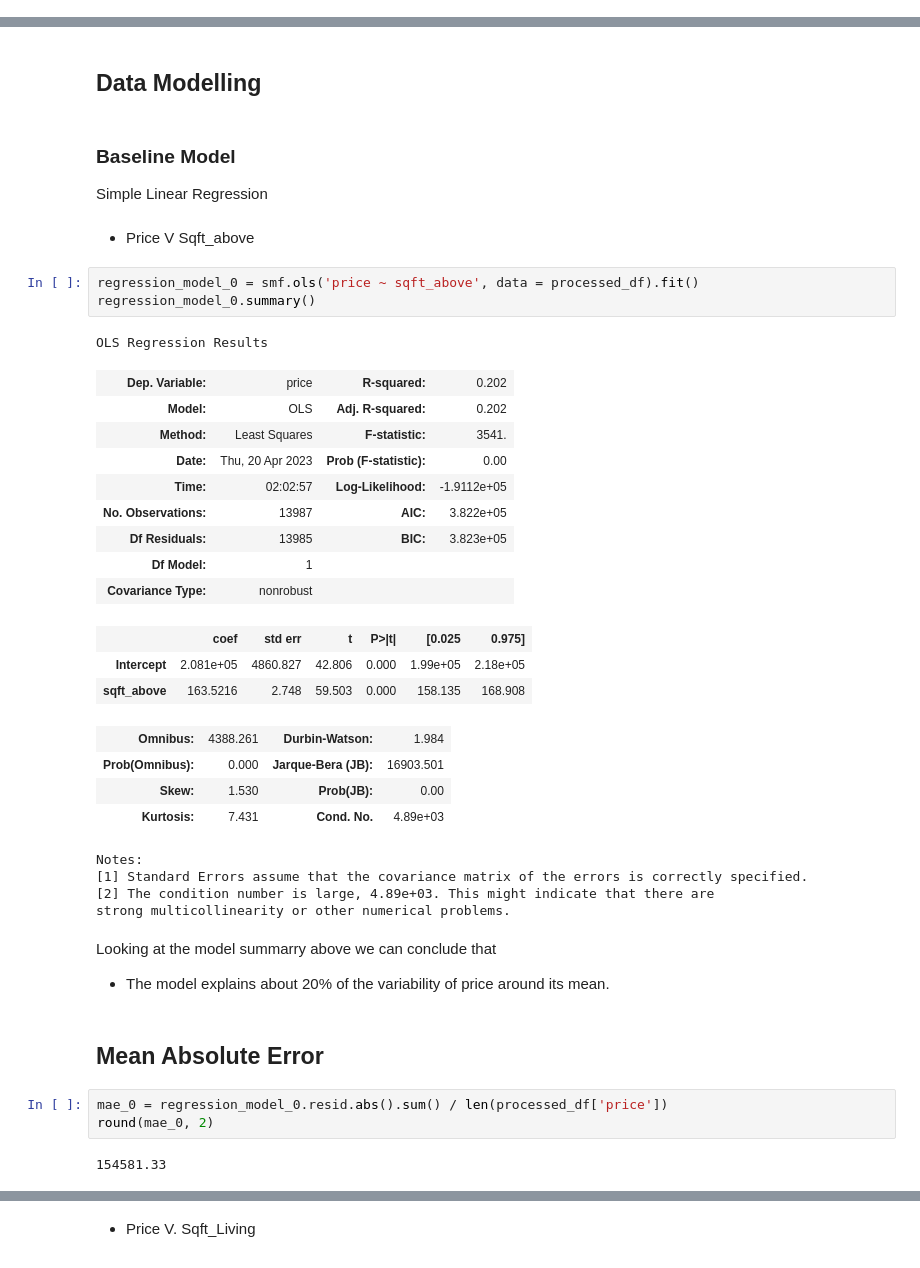
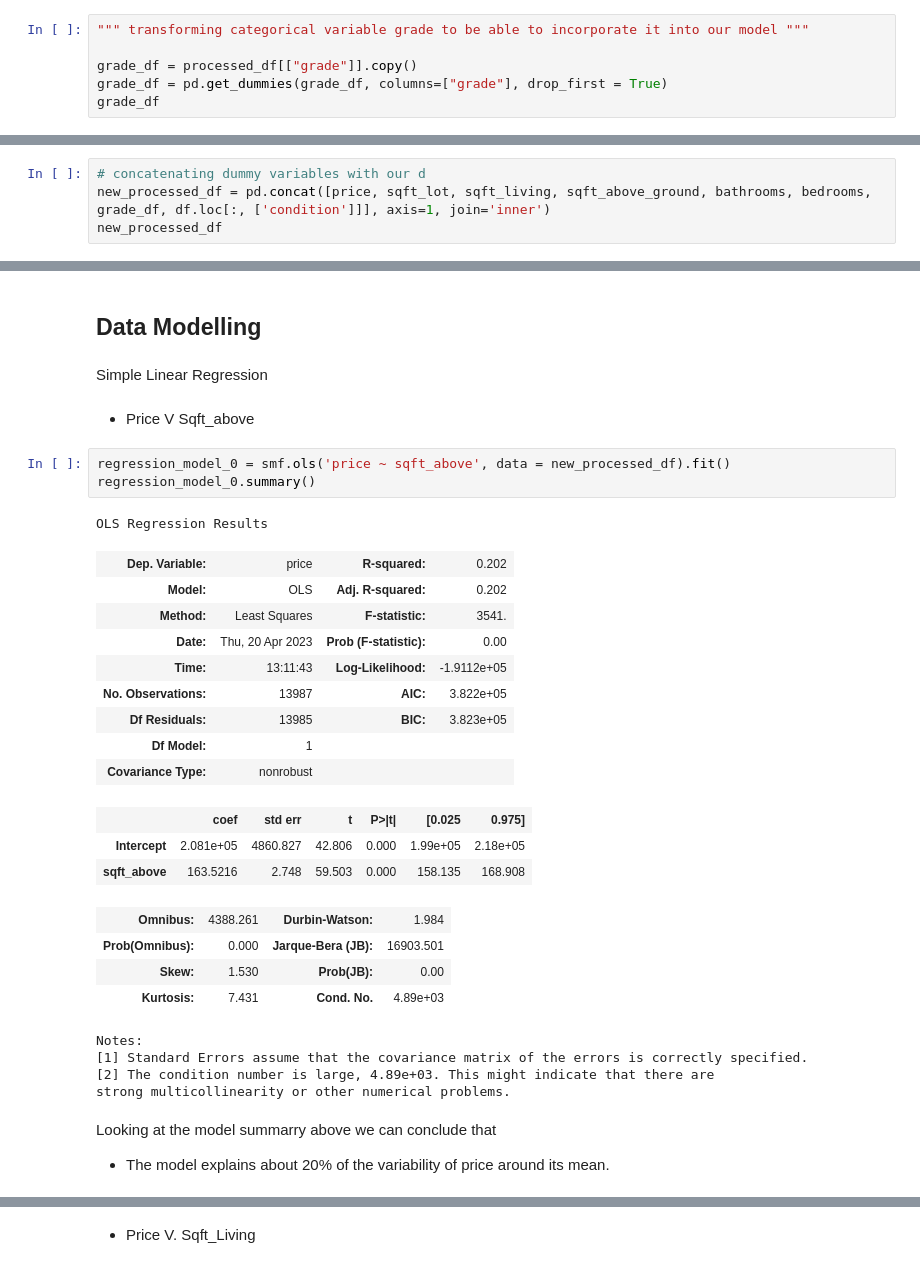
Before and after one commit to atienosonia/dsc-phase-2-project-v2-3, a Jupyter notebook: student.ipynb, the cells around one changed output, grey strips where cells are left out. Saved outputs shown, nothing was run; the diff lists cells and outputs as text.

```diff
--- a/student.ipynb
+++ b/student.ipynb
@@ -511,0 +537,6 @@ plt.show()
+# %%
+""" transforming categorical variable grade to be able to incorporate it into our model """
+
+grade_df = processed_df[["grade"]].copy()
+grade_df = pd.get_dummies(grade_df, columns=["grade"], drop_first = True)
+grade_df
@@ -511,0 +557,4 @@ plt.show()
+# %%
+# concatenating dummy variables with our d
+new_processed_df = pd.concat([price, sqft_lot, sqft_living, sqft_above_ground, bathrooms, bedrooms, grade_df, df.loc[:, ['condition']]], axis=1, join='inner')
+new_processed_df
@@ -512,20 +575,20 @@ plt.show()
 # %% [markdown]
 ## Data Modelling
 # %% [markdown]
-### Baseline Model
+
 Simple Linear Regression
 # %% [markdown]
 * Price V Sqft_above
 # %%
-regression_model_0 = smf.ols('price ~ sqft_above', data = processed_df).fit()
+regression_model_0 = smf.ols('price ~ sqft_above', data = new_processed_df).fit()
 regression_model_0.summary()
 # %% [output]
 OLS Regression Results
 | Dep. Variable: | price | R-squared: | 0.202 |
 | Model: | OLS | Adj. R-squared: | 0.202 |
 | Method: | Least Squares | F-statistic: | 3541. |
 | Date: | Thu, 20 Apr 2023 | Prob (F-statistic): | 0.00 |
-| Time: | 02:02:57 | Log-Likelihood: | -1.9112e+05 |
+| Time: | 13:11:43 | Log-Likelihood: | -1.9112e+05 |
 | No. Observations: | 13987 | AIC: | 3.822e+05 |
 | Df Residuals: | 13985 | BIC: | 3.823e+05 |
 | Df Model: | 1 |  |  |
@@ -544,10 +607,3 @@ strong multicollinearity or other numerical problems.
 # %% [markdown]
 Looking at the model summarry above we can conclude that
 * The model explains about 20% of the variability of price around its mean.
-# %% [markdown]
-## Mean Absolute Error
-# %%
-mae_0 = regression_model_0.resid.abs().sum() / len(processed_df['price'])
-round(mae_0, 2)
-# %% [output]
-154581.33
```
Also changed, not shown: parts of 32 cells of this notebook.
